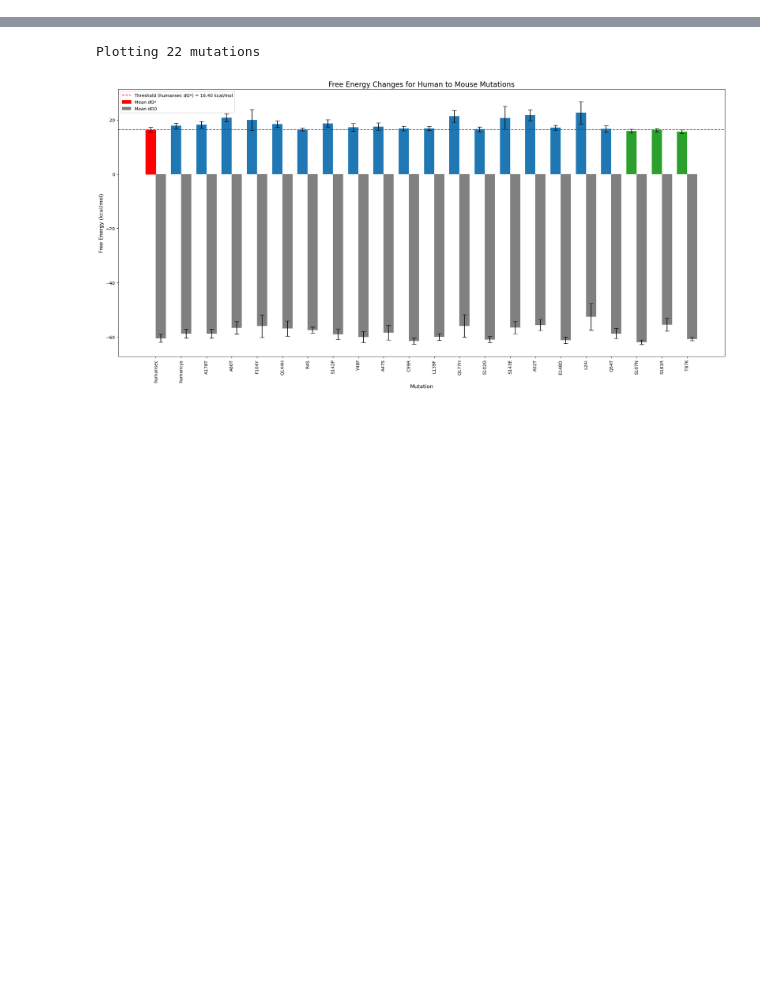
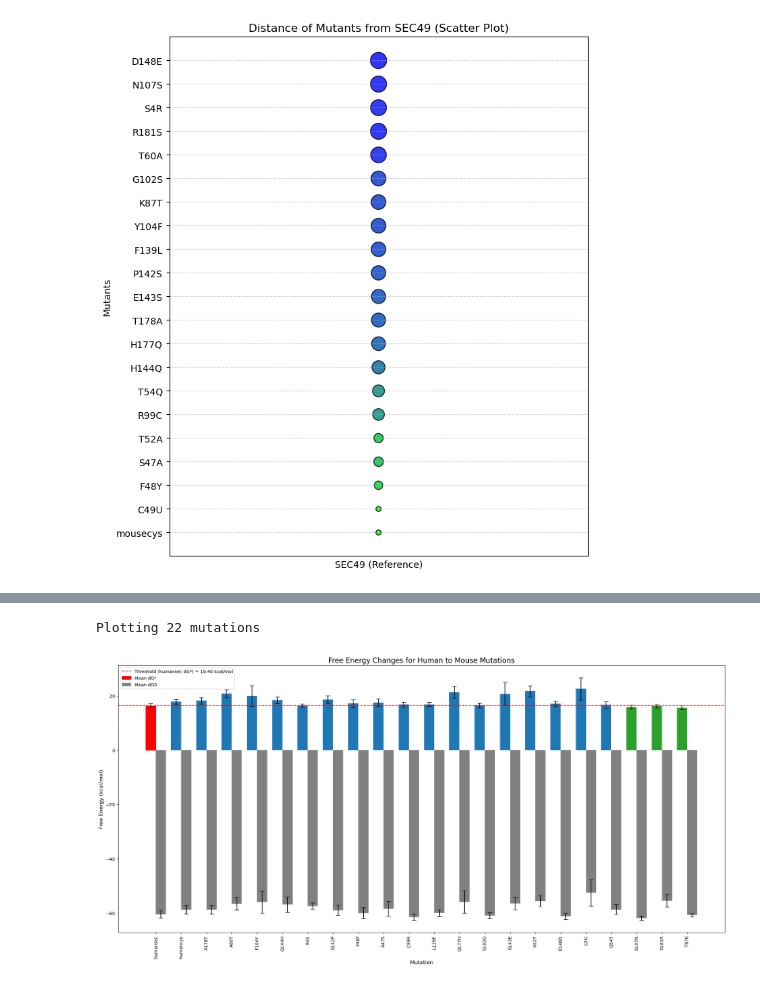
Before and after one commit to ND7996/GPX6, a Jupyter notebook: analysis/barplot_energy.ipynb, the cells around one changed output, grey strips where cells are left out. Cells and saved outputs as stored; diff of their text form; code cells hidden in the pictures; blank space fills up the shorter version.

```diff
--- a/analysis/barplot_energy.ipynb
+++ b/analysis/barplot_energy.ipynb
@@ -92,0 +80,56 @@ Plotting 22 mutations
+# %%
+import matplotlib.pyplot as plt
+import numpy as np
+
+# Define the dataset with distances from SEC49
+mutants = [
+    {"mutation": "mousecys", "distance": 0.0},
+    {"mutation": "C49U", "distance": 0.0},
+    {"mutation": "F48Y", "distance": 3.88},
+    {"mutation": "S47A", "distance": 5.59},
+    {"mutation": "T52A", "distance": 5.20},
+    {"mutation": "R99C", "distance": 9.50},
+    {"mutation": "T54Q", "distance": 10.00},
+    {"mutation": "H144Q", "distance": 12.50},
+    {"mutation": "H177Q", "distance": 14.00},
+    {"mutation": "T178A", "distance": 14.77},
+    {"mutation": "E143S", "distance": 15.00},
+    {"mutation": "P142S", "distance": 15.50},
+    {"mutation": "F139L", "distance": 16.10},
+    {"mutation": "Y104F", "distance": 16.50},
+    {"mutation": "K87T", "distance": 16.44},
+    {"mutation": "G102S", "distance": 16.77},
+    {"mutation": "T60A", "distance": 19.05},
+    {"mutation": "R181S", "distance": 20.00},
+    {"mutation": "S4R", "distance": 19.64},
+    {"mutation": "N107S", "distance": 20.05},
+    {"mutation": "D148E", "distance": 20.50},
+]
+
+# Extract data
+mutant_labels = [m["mutation"] for m in mutants]
+distances = [m["distance"] for m in mutants]
+
+# Normalize sizes (small for close, large for far)
+min_size = 30
+max_size = 300
+sizes = np.interp(distances, (min(distances), max(distances)), (min_size, max_size))
+
+# Normalize colors (green for close, blue for far)
+colors = [(0, 1 - (d / max(distances)), d / max(distances)) for d in distances]
+
+# Plot
+plt.figure(figsize=(8, 10))
+plt.scatter([0] * len(mutants), range(len(mutants)), s=sizes, c=colors, alpha=0.8, edgecolors="k")
+
+# Labels
+plt.yticks(range(len(mutants)), mutant_labels, fontsize=10)
+plt.xticks([])
+plt.xlabel("SEC49 (Reference)")
+plt.ylabel("Mutants")
+plt.title("Distance of Mutants from SEC49 (Scatter Plot)")
+plt.grid(axis="y", linestyle="--", alpha=0.5)
+
+plt.show()
+# %% [output]
+[figure, added]
```
Also changed, not shown: parts of 3 cells of this notebook, 6 other files.
